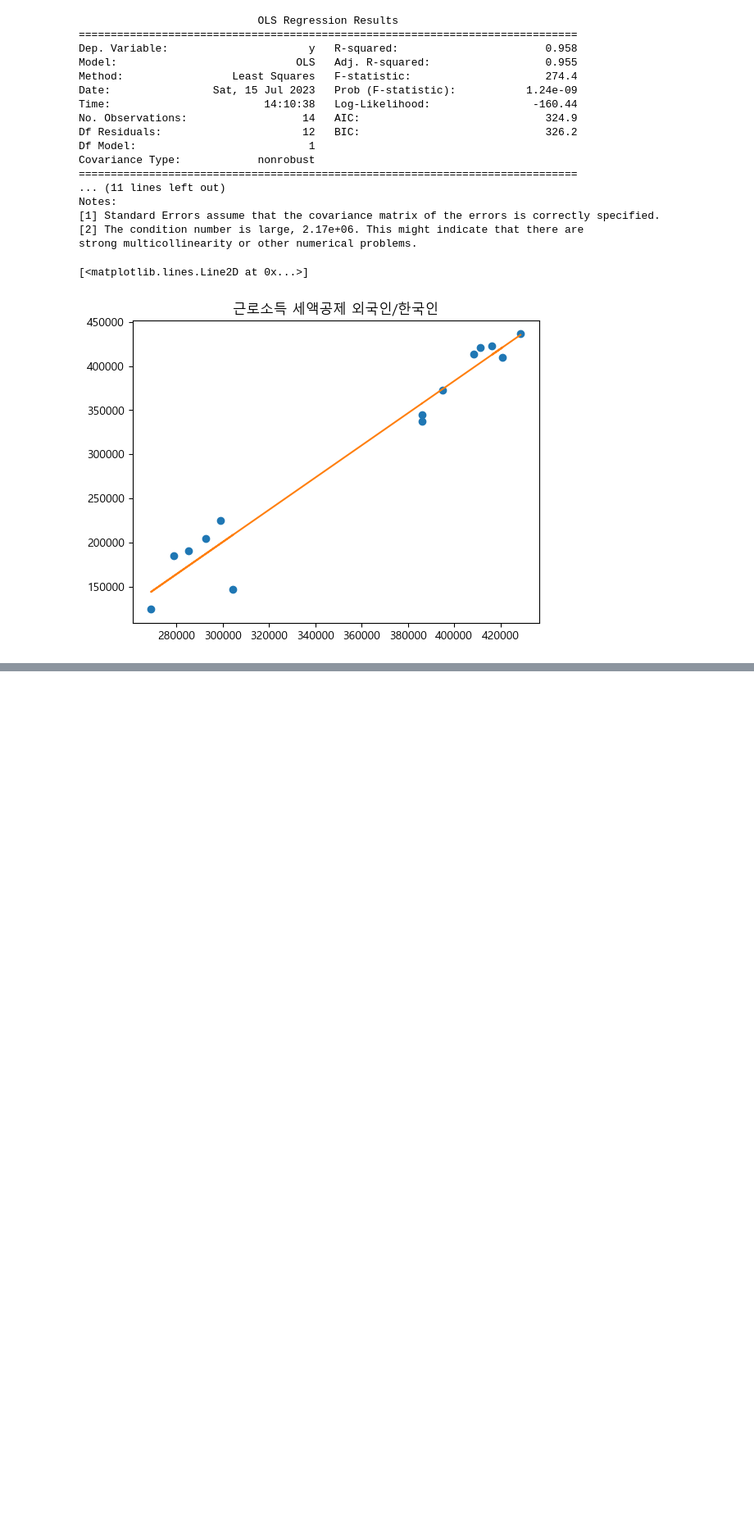
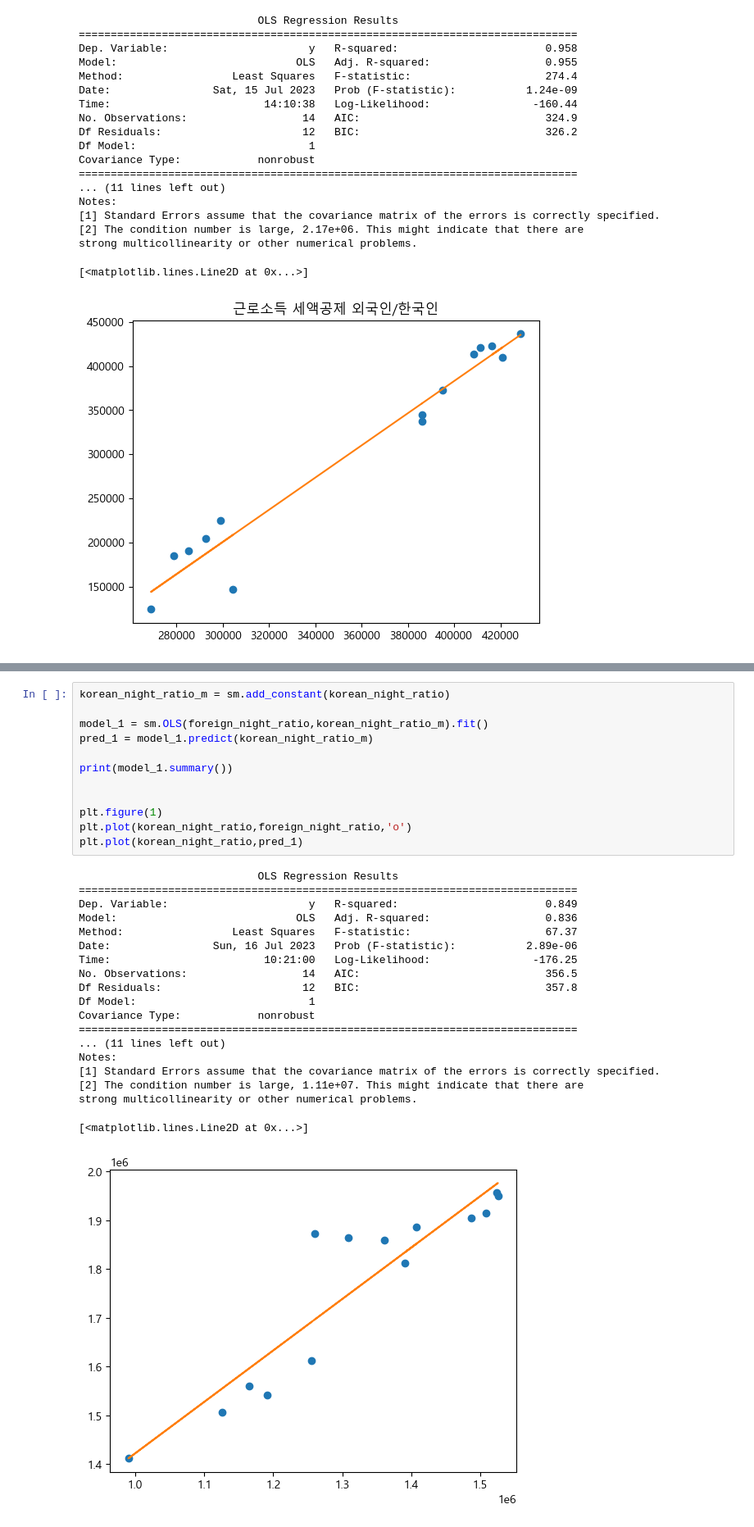
Before and after one commit to voiceofwon/data_analysis_foreign_worker, a Jupyter notebook: income.ipynb, the cells around one changed output, grey strips where cells are left out. Shown at 82% size. Drawn from its saved outputs; the diff is of its cells as text; blank space fills up the shorter version.

Commit message:
night work allowance

```diff
--- a/income.ipynb
+++ b/income.ipynb
@@ -141,0 +235,32 @@ strong multicollinearity or other numerical problems.
+# %%
+korean_night_ratio_m = sm.add_constant(korean_night_ratio)
+
+model_1 = sm.OLS(foreign_night_ratio,korean_night_ratio_m).fit()
+pred_1 = model_1.predict(korean_night_ratio_m)
+
+print(model_1.summary())
+
+
+plt.figure(1)
+plt.plot(korean_night_ratio,foreign_night_ratio,'o')
+plt.plot(korean_night_ratio,pred_1)
+# %% [output]
+                            OLS Regression Results
+==============================================================================
+Dep. Variable:                      y   R-squared:                       0.849
+Model:                            OLS   Adj. R-squared:                  0.836
+Method:                 Least Squares   F-statistic:                     67.37
+Date:                Sun, 16 Jul 2023   Prob (F-statistic):           2.89e-06
+Time:                        10:21:00   Log-Likelihood:                -176.25
+No. Observations:                  14   AIC:                             356.5
+Df Residuals:                      12   BIC:                             357.8
+Df Model:                           1
+Covariance Type:            nonrobust
+==============================================================================
+... (11 lines left out)
+Notes:
+[1] Standard Errors assume that the covariance matrix of the errors is correctly specified.
+[2] The condition number is large, 1.11e+07. This might indicate that there are
+strong multicollinearity or other numerical problems.
+[<matplotlib.lines.Line2D at 0x...>]
+[figure, added]
```
Also changed, not shown: parts of 2 cells of this notebook, 1 other file.
